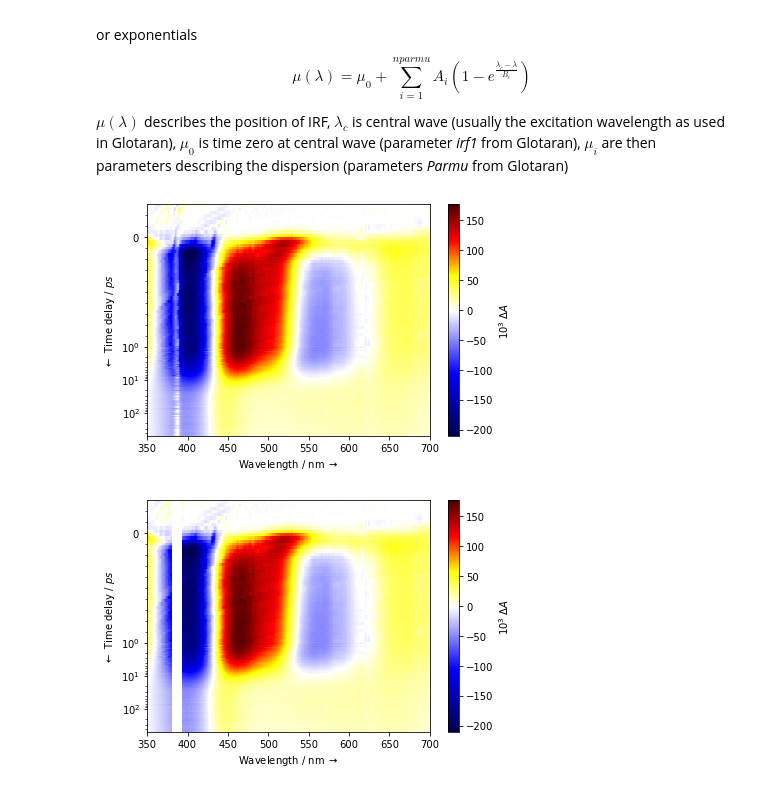
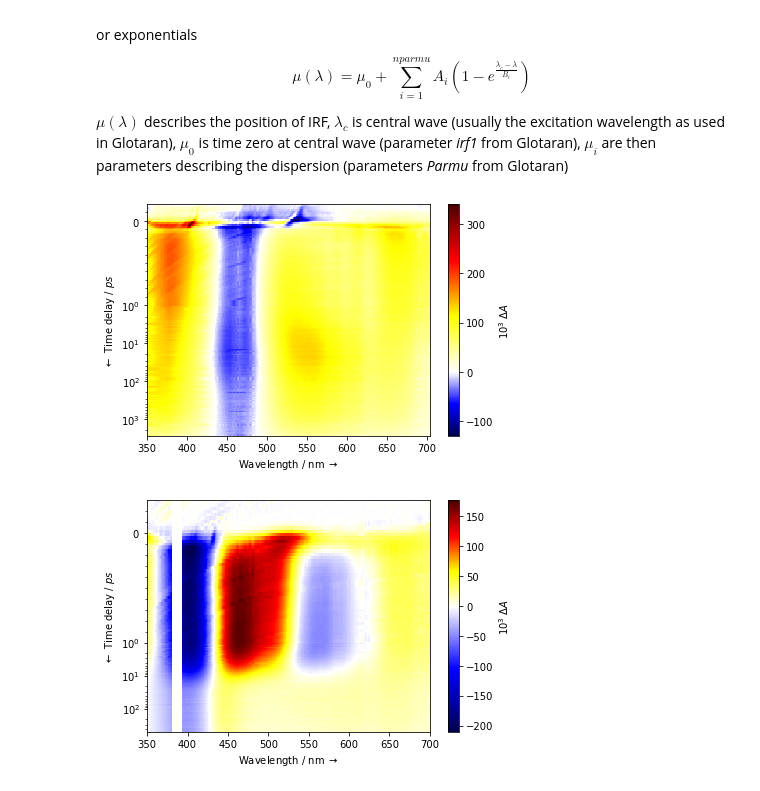
Before and after one commit to dmadea/Jupyter-Tutorials, a Jupyter notebook: Femto + LDM/Data_loader.ipynb, the cells around one changed output. Cells and saved outputs as stored; diff of their text form; code cells hidden in the pictures.

```diff
--- a/Femto + LDM/Data_loader.ipynb
+++ b/Femto + LDM/Data_loader.ipynb
@@ -17,10 +17,11 @@ from _data_loader import _X, _convert_lifetime, _x_symlog
 # %%
 # _dir = r'.\Z isomer'  # directory to read
 
-_dir = r'C:\Users\dominik\Documents\RealTimeSync\Projects\2019-Bilirubin project\TS\Femto\Sadegh\raw data from 2020\470 nm ex'  # directory to read
+# _dir = r'C:\Users\dominik\Documents\RealTimeSync\Projects\2019-Bilirubin project\TS\Femto\Sadegh\raw data from 2020\470 nm ex'  # directory to read
 
 # _dir = r'C:\Users\Dominik\Documents\MUNI\Organic Photochemistry\Projects\2019-Bilirubin project\TS\Femto\2020_01_23 ZE isomer - SVD corr'  # directory to read
 
+_dir = r'C:\Users\dominik\Documents\GitHub Repositories\Jupyter-Tutorials\Femto + LDM\2020_07_27_FLA_AF'  # directory to read
 
 groups = get_groups(_dir)
 groups
@@ -102,8 +100,8 @@ save_matrix(final_data, delimiter='\t', fname=fname, w0=350, w1=700)
 # %% [markdown]
 # Baseline correction [optional]
 # %%
-final_data = baseline_corr(final_data, t0=0, t1=0.8)
+final_data = baseline_corr(final_data, t0=0, t1=0.05)
 
-plot_data(final_data, D_mul_factor=1e3, symlog=True, z_lim=(-50, 100), t_lim=(1, 500), w_lim=(350, None), fig_size=(6, 4),
-          cmap='diverging', t_unit='$ps$', title='', filepath=None, dpi=500, linthresh=5, linscale=3)
+plot_data(final_data, D_mul_factor=1e3, symlog=True, z_lim=(-200, 200), t_lim=(0, None), w_lim=(350, None), fig_size=(6, 4),
+          cmap='diverging', t_unit='$ps$', title='', filepath=None, dpi=500, linthresh=1, linscale=1)
 # %% [output]
@@ -165,17 +163,18 @@ $\mu(\lambda)$ describes the position of IRF, $\lambda_c$ is central wave (usual
 # %%
 # change the coefficients describing the chirp (from Glotaran fit)
 
-muZ = (1.2859809, 0.54342, -0.2106254, 0.031334218)
+# muZ = (1.2859809, 0.54342, -0.2106254, 0.031334218)
 # muE = (0.562611, 0.678523, -0.328499, 0.0581754)
 # muHL = (2.61354, 0.241128, -0.0408067)
+mu_Flv = (0.701393, 0.412653, -0.1942, 0.0371723, -0.00145484)
 
-data_ch = chirp_correct(data, 388, mu=muZ, time_offset=0.3)
-data_ch_fit = chirp_correct(data_fit, 388, mu=muZ, time_offset=0.3)
+data_ch = chirp_correct(final_data, 433, mu=mu_Flv, time_offset=0.2)
+# data_ch_fit = chirp_correct(data_fit, 388, mu=muZ, time_offset=0.3)
 
 plot_data(data_ch, D_mul_factor=1e3, symlog=True, z_lim=(None, None), t_lim=(None, None), w_lim=(None, None), fig_size=(6, 4),
-          cmap='diverging', t_unit='$ps$', title='', filepath=None, dpi=500, linthresh=1, linscale=3, z_unit='$10^3\ \Delta A$')
+          cmap='diverging', t_unit='$ps$', title='', filepath=None, dpi=500, linthresh=1, linscale=2, z_unit='$10^3\ \Delta A$')
 # %% [output]
-[figure, old version]
+[figure, new version]
 # %%
 from copy import deepcopy
 _data = deepcopy(data_ch)
```
Also changed, not shown: parts of 5 cells of this notebook, 1 other file.
